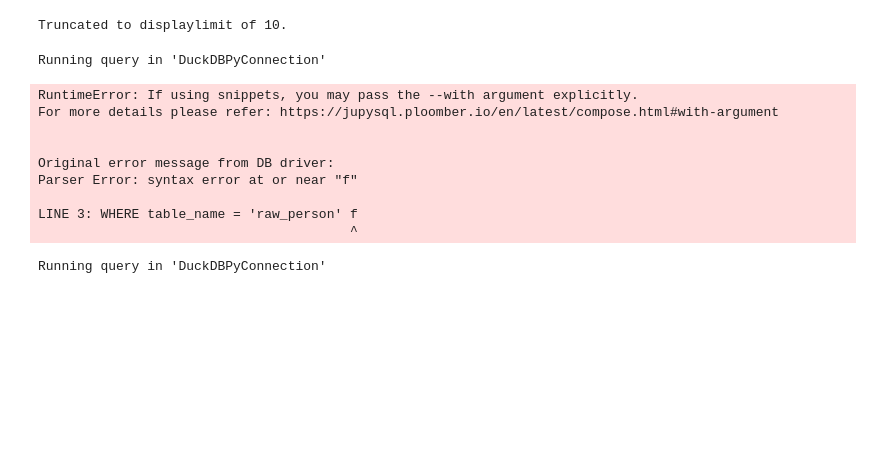
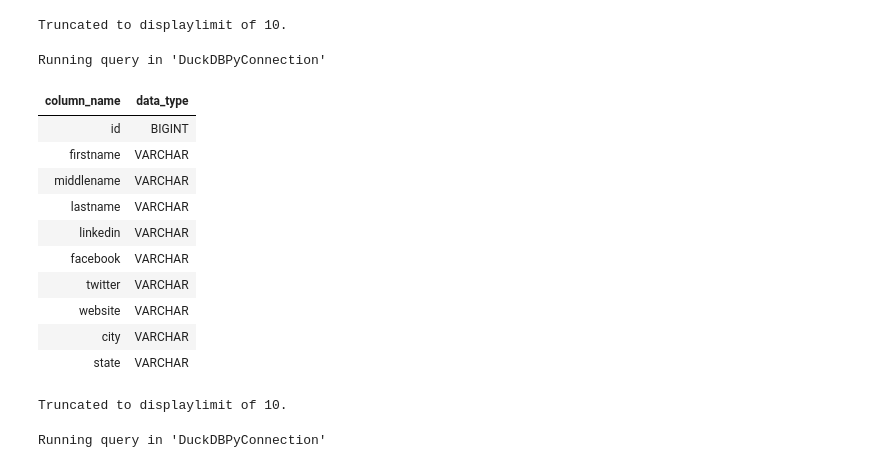
Before and after one commit to begsworld/llr-case-study, a Jupyter notebook: llr_part1_exploratory.ipynb, the cells around one changed output. Saved outputs shown, nothing was run; the diff lists cells and outputs as text; code cells hidden in the pictures; blank space fills up the shorter version.

```diff
--- a/llr_part1_exploratory.ipynb
+++ b/llr_part1_exploratory.ipynb
@@ -624,20 +621,23 @@ Truncated to displaylimit of 10.
 # %%
 %%sql
 SELECT column_name, data_type
 FROM information_schema.columns
-WHERE table_name = 'raw_person' f
+WHERE table_name = 'raw_person'
 ORDER BY ordinal_position
 # %% [output]
 Running query in 'DuckDBPyConnection'
+| column_name | data_type |
+| id | BIGINT |
+| firstname | VARCHAR |
+| middlename | VARCHAR |
+| lastname | VARCHAR |
+| linkedin | VARCHAR |
+| facebook | VARCHAR |
+| twitter | VARCHAR |
+| website | VARCHAR |
+| city | VARCHAR |
+| state | VARCHAR |
-RuntimeError: If using snippets, you may pass the --with argument explicitly.
-For more details please refer: https://jupysql.ploomber.io/en/latest/compose.html#with-argument
-
-
-Original error message from DB driver:
-Parser Error: syntax error at or near "f"
-
-LINE 3: WHERE table_name = 'raw_person' f
-                                        ^
+Truncated to displaylimit of 10.
 # %%
 %%sql
 select
```
Also changed, not shown: parts of 9 cells of this notebook, 5 other files.
